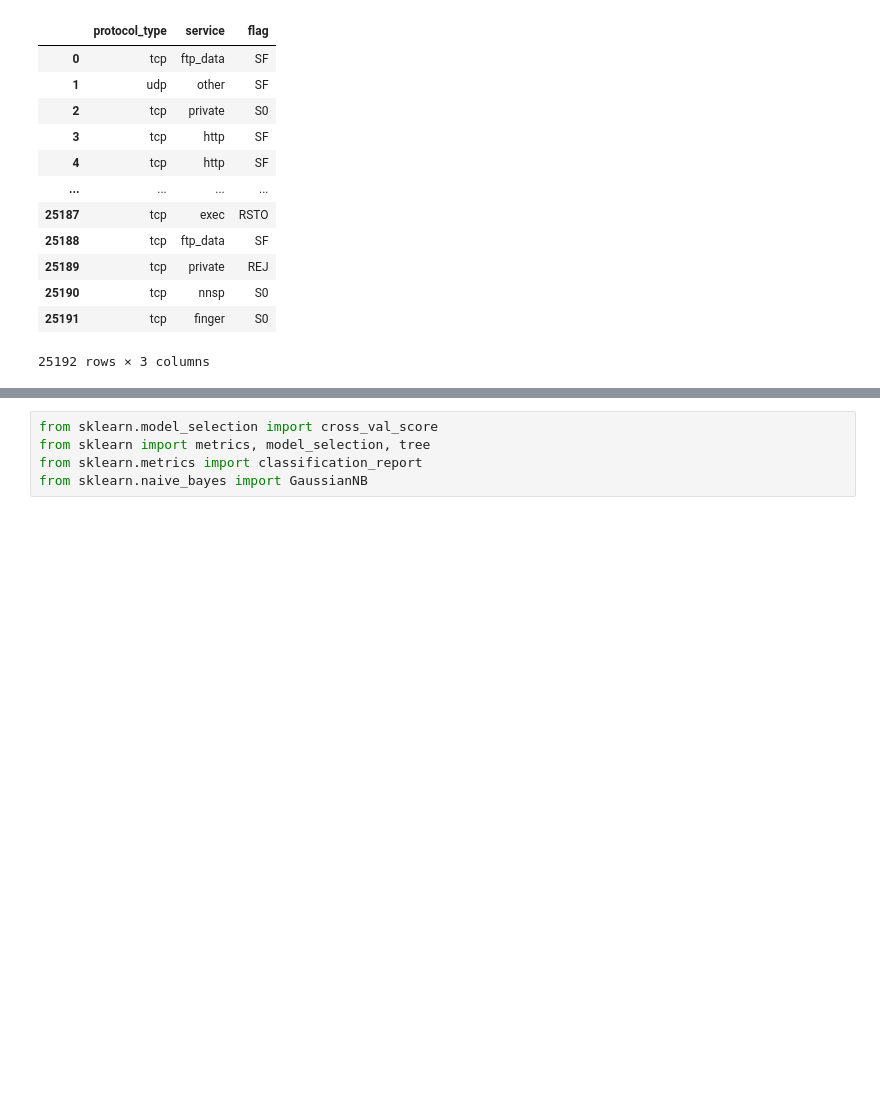
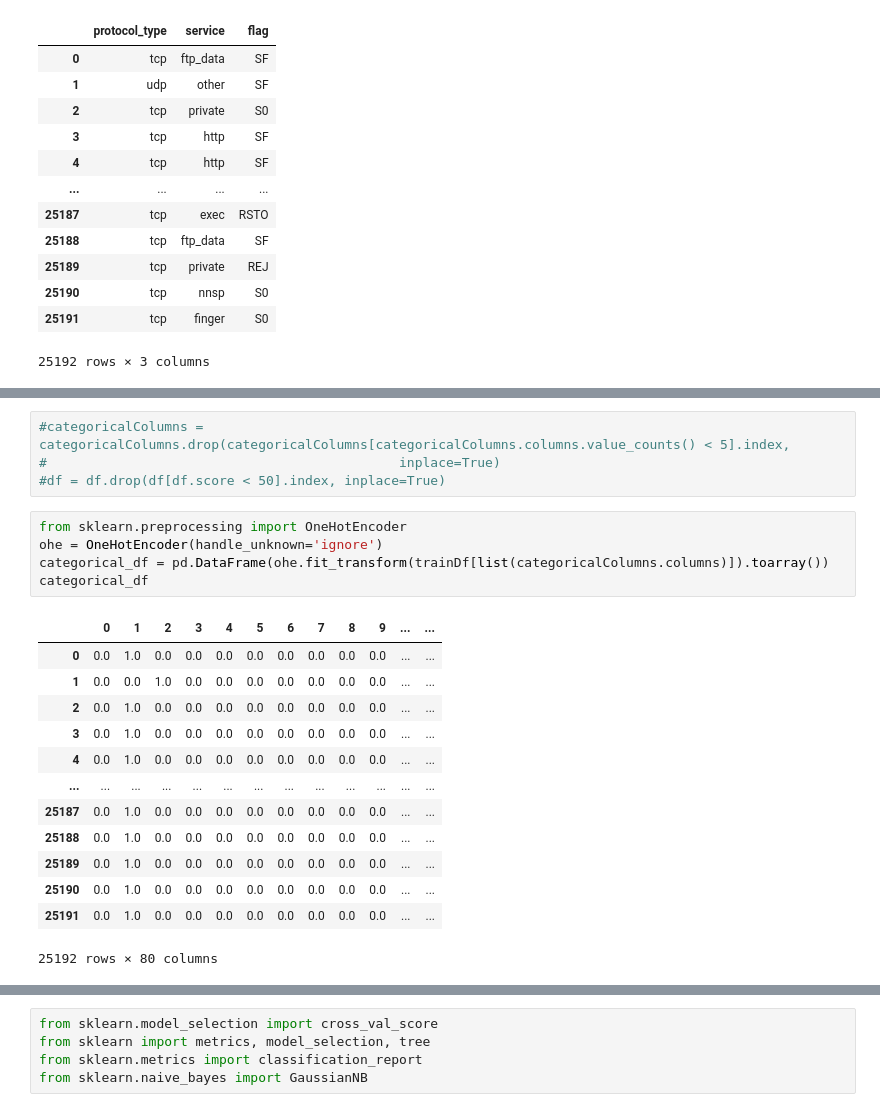
Before and after one commit to michelebenvenuto/SDS-LAB05, a Jupyter notebook: Laboratorio 5 - Parte 2.ipynb, the cells around one changed output, grey strips where cells are left out. Cells and saved outputs as stored; diff of their text form; blank space fills up the shorter version.

```diff
--- a/Laboratorio 5 - Parte 2.ipynb
+++ b/Laboratorio 5 - Parte 2.ipynb
@@ -138,5 +126,28 @@ RSTOS0       21
 S3           15
 OTH           5
 Name: flag, dtype: int64
+# %%
+#categoricalColumns = categoricalColumns.drop(categoricalColumns[categoricalColumns.columns.value_counts() < 5].index,
+#                                             inplace=True)
+#df = df.drop(df[df.score < 50].index, inplace=True)
+# %%
+from sklearn.preprocessing import OneHotEncoder
+ohe = OneHotEncoder(handle_unknown='ignore')
+categorical_df = pd.DataFrame(ohe.fit_transform(trainDf[list(categoricalColumns.columns)]).toarray())
+categorical_df
+# %% [output]
+|  | 0 | 1 | 2 | 3 | 4 | 5 | 6 | 7 | 8 | 9 | ... | ... |
+| 0 | 0.0 | 1.0 | 0.0 | 0.0 | 0.0 | 0.0 | 0.0 | 0.0 | 0.0 | 0.0 | ... | ... |
+| 1 | 0.0 | 0.0 | 1.0 | 0.0 | 0.0 | 0.0 | 0.0 | 0.0 | 0.0 | 0.0 | ... | ... |
+| 2 | 0.0 | 1.0 | 0.0 | 0.0 | 0.0 | 0.0 | 0.0 | 0.0 | 0.0 | 0.0 | ... | ... |
+| 3 | 0.0 | 1.0 | 0.0 | 0.0 | 0.0 | 0.0 | 0.0 | 0.0 | 0.0 | 0.0 | ... | ... |
+| 4 | 0.0 | 1.0 | 0.0 | 0.0 | 0.0 | 0.0 | 0.0 | 0.0 | 0.0 | 0.0 | ... | ... |
+| ... | ... | ... | ... | ... | ... | ... | ... | ... | ... | ... | ... | ... |
+| 25187 | 0.0 | 1.0 | 0.0 | 0.0 | 0.0 | 0.0 | 0.0 | 0.0 | 0.0 | 0.0 | ... | ... |
+| 25188 | 0.0 | 1.0 | 0.0 | 0.0 | 0.0 | 0.0 | 0.0 | 0.0 | 0.0 | 0.0 | ... | ... |
+| 25189 | 0.0 | 1.0 | 0.0 | 0.0 | 0.0 | 0.0 | 0.0 | 0.0 | 0.0 | 0.0 | ... | ... |
+| 25190 | 0.0 | 1.0 | 0.0 | 0.0 | 0.0 | 0.0 | 0.0 | 0.0 | 0.0 | 0.0 | ... | ... |
+| 25191 | 0.0 | 1.0 | 0.0 | 0.0 | 0.0 | 0.0 | 0.0 | 0.0 | 0.0 | 0.0 | ... | ... |
+25192 rows × 80 columns
 # %%
 print(list(categoricalColumns.columns))
```
Also changed, not shown: parts of 29 cells of this notebook.
